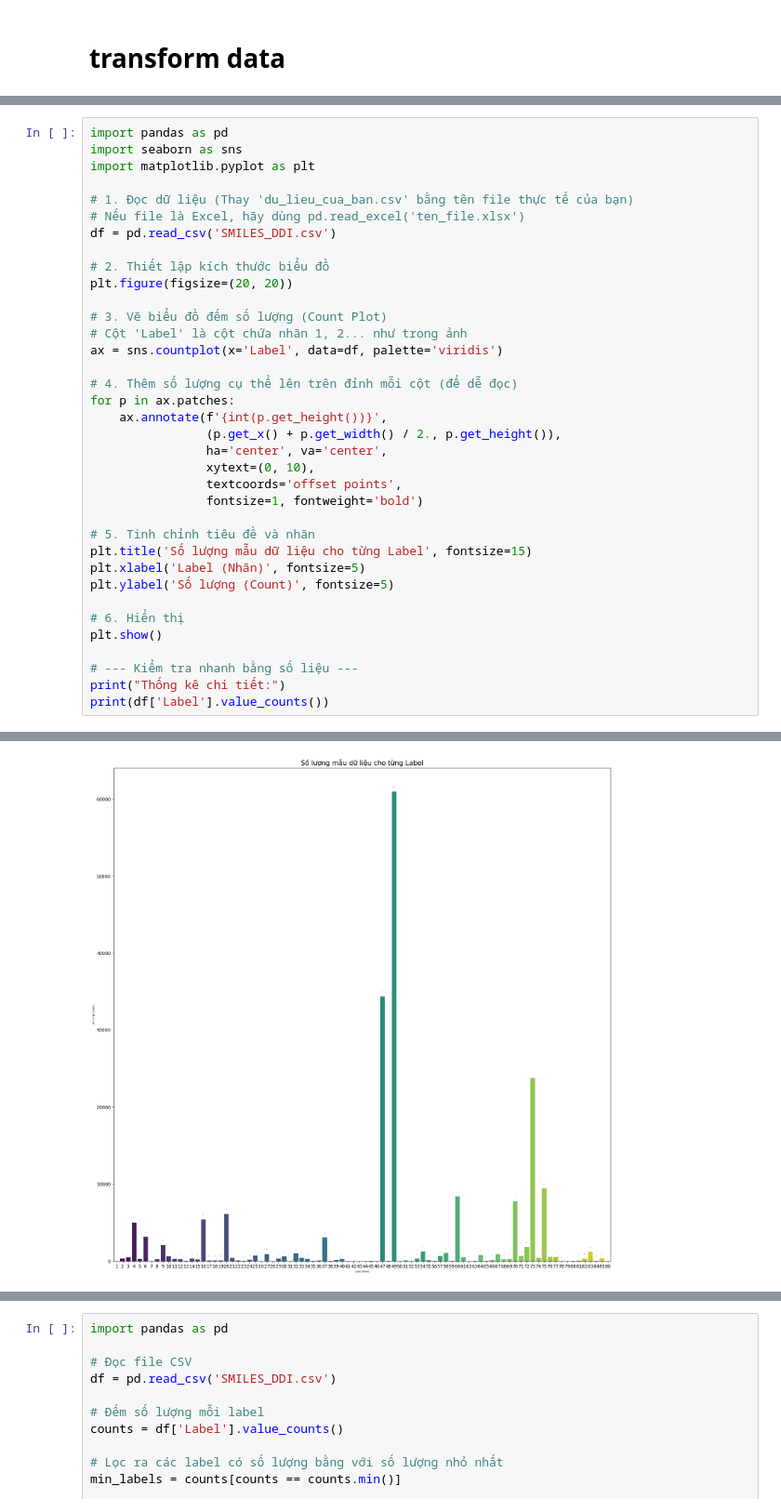
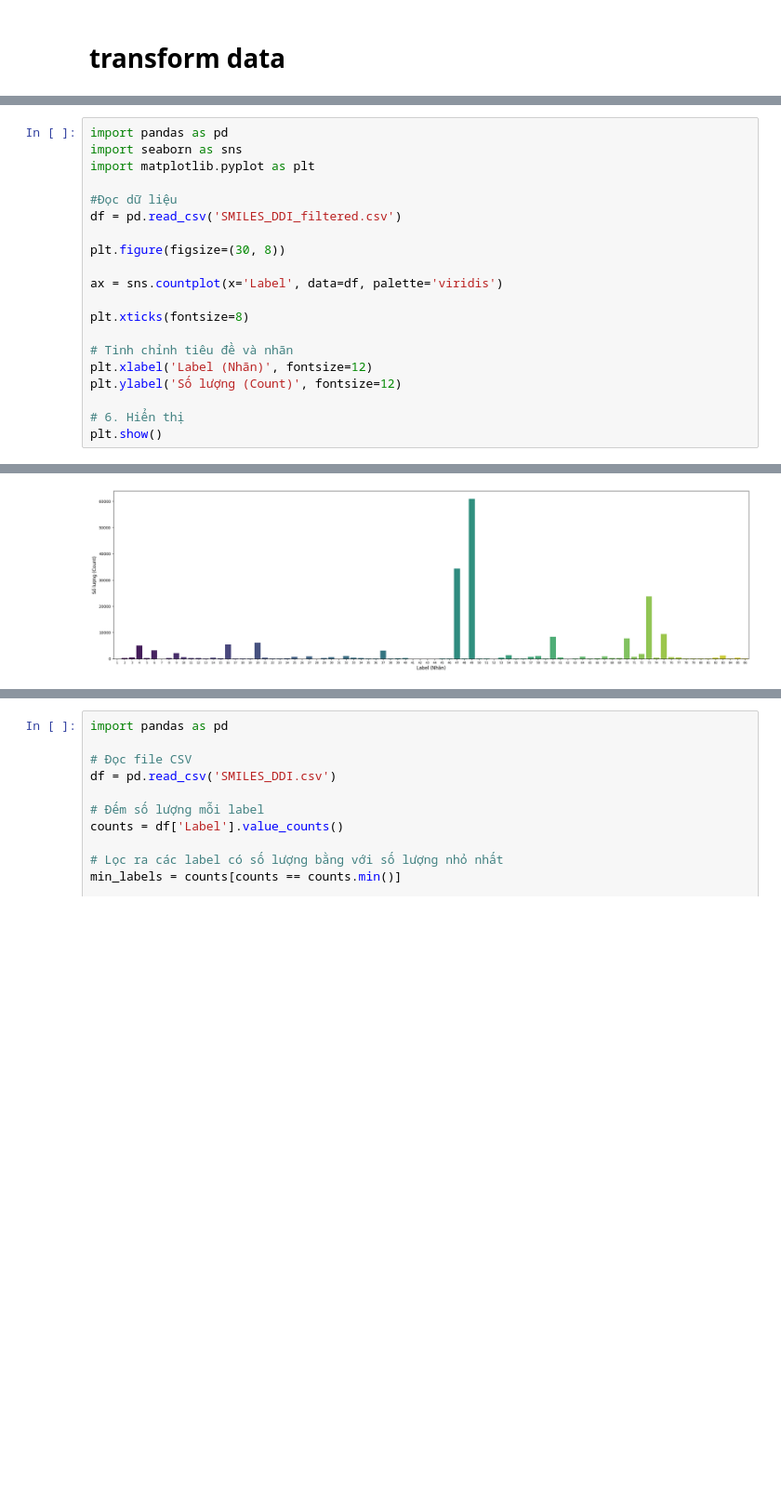
Before and after one commit to nguyenquypro17/project_ml, a Jupyter notebook: DataPreprocessing.ipynb, the cells around one changed output, grey strips where cells are left out. Shown at 93% size. Drawn from its saved outputs; the diff is of its cells as text; blank space fills up the shorter version.

```diff
--- a/DataPreprocessing.ipynb
+++ b/DataPreprocessing.ipynb
@@ -166,41 +135,25 @@ HOÀN TẤT! File 'SMILES_DDI.csv' có 192082 dòng dữ liệu sạch.
 # %%
 import pandas as pd
 import seaborn as sns
 import matplotlib.pyplot as plt
 
-# 1. Đọc dữ liệu (Thay 'du_lieu_cua_ban.csv' bằng tên file thực tế của bạn)
-# Nếu file là Excel, hãy dùng pd.read_excel('ten_file.xlsx')
-df = pd.read_csv('SMILES_DDI.csv')
+#Đọc dữ liệu
+df = pd.read_csv('SMILES_DDI_filtered.csv')
 
-# 2. Thiết lập kích thước biểu đồ
-plt.figure(figsize=(20, 20))
+plt.figure(figsize=(30, 8))
 
-# 3. Vẽ biểu đồ đếm số lượng (Count Plot)
-# Cột 'Label' là cột chứa nhãn 1, 2... như trong ảnh
 ax = sns.countplot(x='Label', data=df, palette='viridis')
 
-# 4. Thêm số lượng cụ thể lên trên đỉnh mỗi cột (để dễ đọc)
-for p in ax.patches:
-    ax.annotate(f'{int(p.get_height())}',
-                (p.get_x() + p.get_width() / 2., p.get_height()),
-                ha='center', va='center',
-                xytext=(0, 10),
-                textcoords='offset points',
-                fontsize=1, fontweight='bold')
+plt.xticks(fontsize=8)
 
-# 5. Tinh chỉnh tiêu đề và nhãn
-plt.title('Số lượng mẫu dữ liệu cho từng Label', fontsize=15)
-plt.xlabel('Label (Nhãn)', fontsize=5)
-plt.ylabel('Số lượng (Count)', fontsize=5)
+# Tinh chỉnh tiêu đề và nhãn
+plt.xlabel('Label (Nhãn)', fontsize=12)
+plt.ylabel('Số lượng (Count)', fontsize=12)
 
 # 6. Hiển thị
 plt.show()
-
-# --- Kiểm tra nhanh bằng số liệu ---
-print("Thống kê chi tiết:")
-print(df['Label'].value_counts())
 # %% [output]
 Passing `palette` without assigning `hue` is deprecated and will be removed in v0.14.0. Assign the `x` variable to `hue` and set `legend=False` for the same effect.
 
   ax = sns.countplot(x='Label', data=df, palette='viridis')
-[figure, old version]
+[figure, new version]
```
Also changed, not shown: parts of 4 cells of this notebook, 7 other files.
